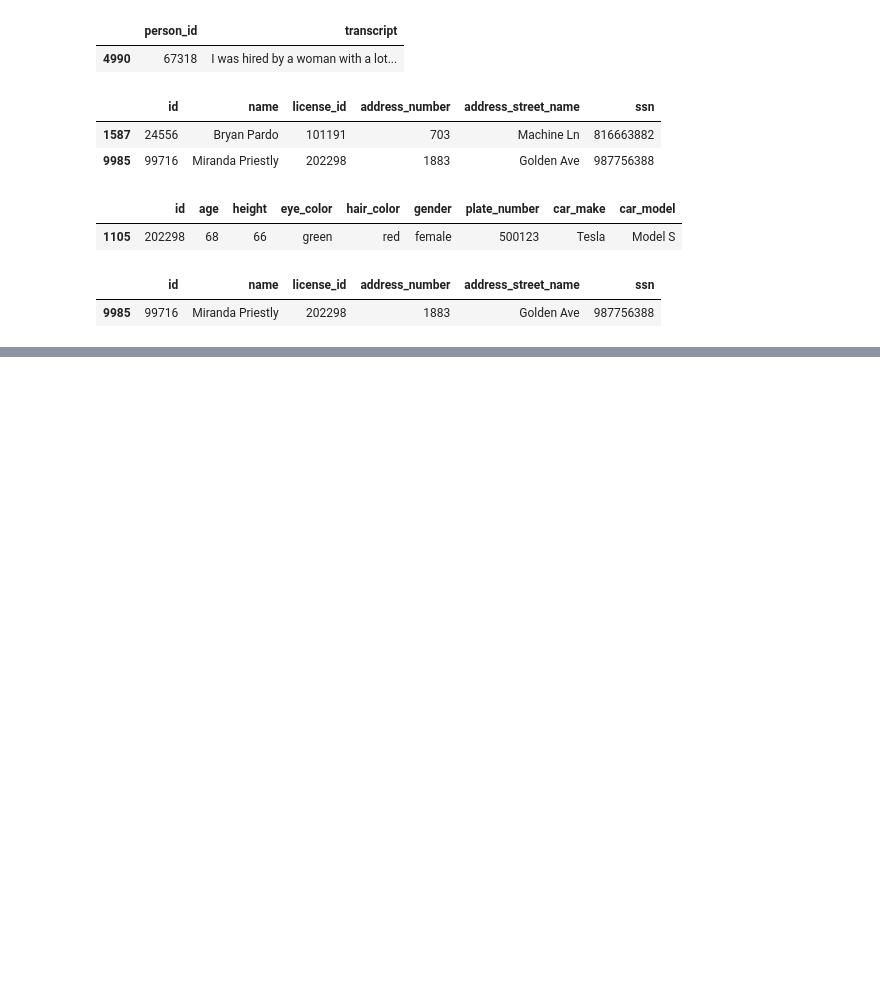
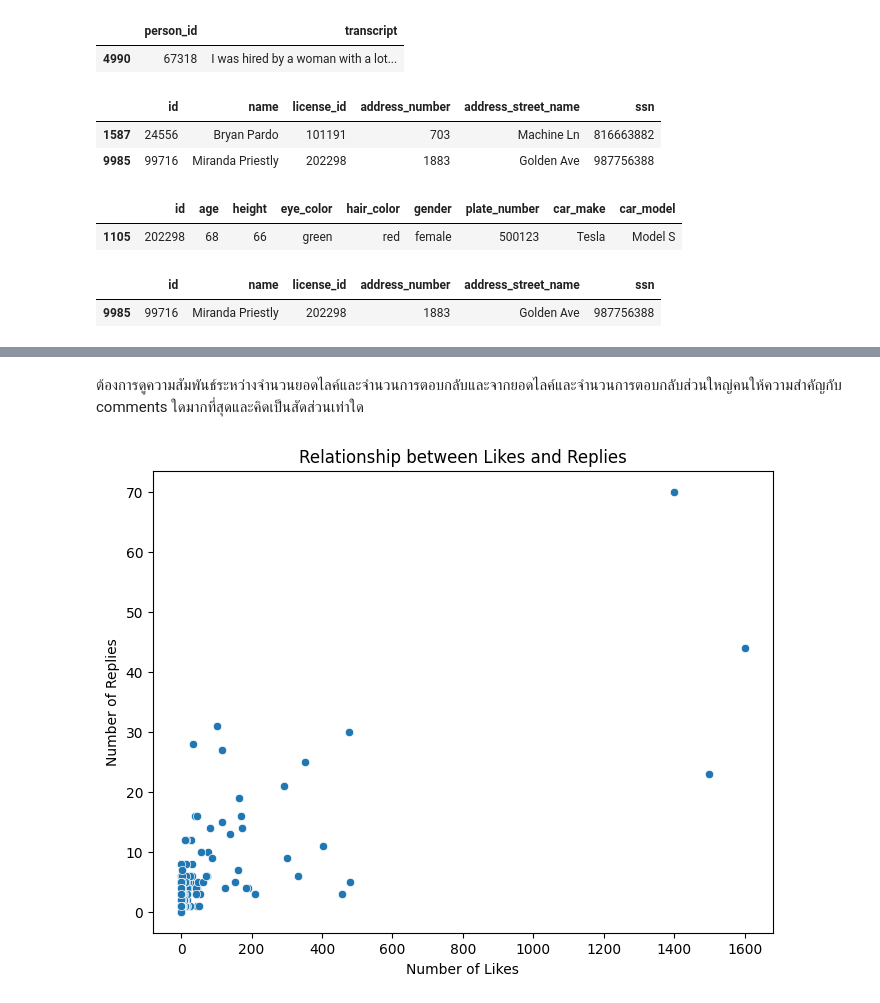
Before and after one commit to Pornwalaifoxall/python_dataviz2024, a Jupyter notebook: Midterm.ipynb, the cells around one changed output, grey strips where cells are left out. Cells and saved outputs as stored; diff of their text form; code cells hidden in the pictures; blank space fills up the shorter version.

Commit message:
Data Viz 2024 Exam 3

```diff
--- a/Midterm.ipynb
+++ b/Midterm.ipynb
@@ -307,0 +312,3 @@ person_employer
+# %%
+file_path = '/content/drive/MyDrive/Dataviz_2024_DATA/Exam 3/Data_Docter_ศ.นพ.ชวลิต.csv'
+Data_Docter = pd.read_csv(file_path)
@@ -307,0 +353,2 @@ person_employer
+# %% [markdown]
+ต้องการดูความสัมพันธ์ระหว่างจำนวนยอดไลค์และจำนวนการตอบกลับและจากยอดไลค์และจำนวนการตอบกลับส่วนใหญ่คนให้ความสำคัญกับ comments ใดมากที่สุดและคิดเป็นสัดส่วนเท่าใด
@@ -307,0 +358,11 @@ person_employer
+# %%
+# prompt: ดูความสัมพันธ์ระหว่างยอดไลค์กับจำนวนการตอบกลับ โดยการสร้างกราฟ
+
+plt.figure(figsize=(8, 6))
+sns.scatterplot(x='ยอดไลค์', y='จำนวนการตอบกลับ', data=Data_Docter)
+plt.title('Relationship between Likes and Replies')
+plt.xlabel('Number of Likes')
+plt.ylabel('Number of Replies')
+plt.show()
+# %% [output]
+[figure, added]
```
Also changed, not shown: parts of 18 cells of this notebook.
